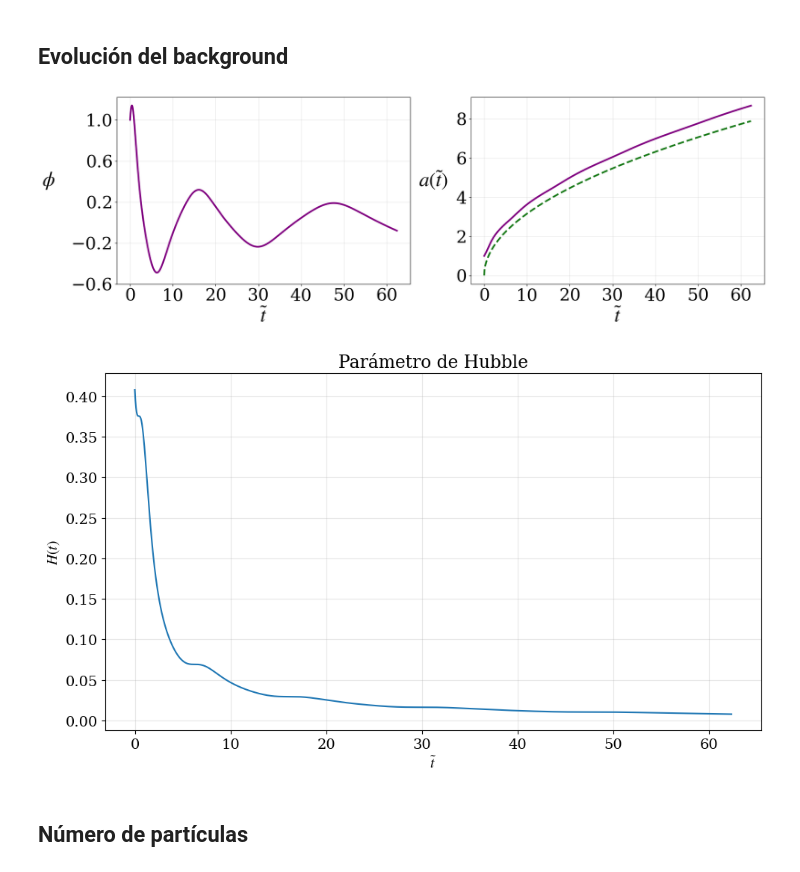
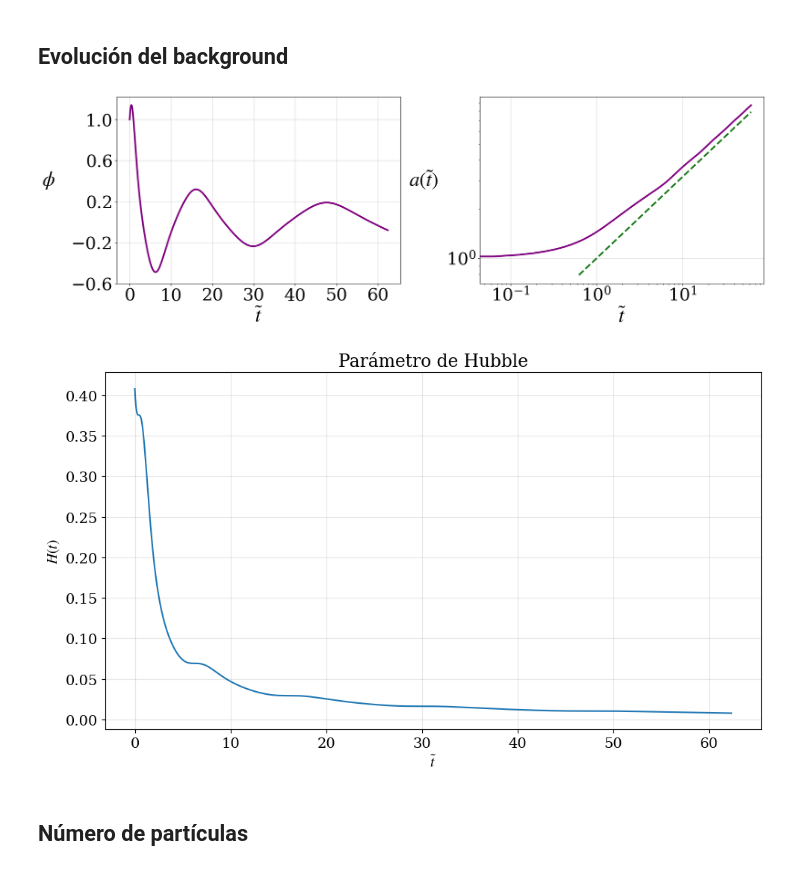
Before and after one commit to TomasCiccarella/Tesis, a Jupyter notebook: lphi4/lphi4.ipynb, the cells around one changed output. Drawn from its saved outputs; the diff is of its cells as text; code cells hidden in the pictures.

```diff
--- a/lphi4/lphi4.ipynb
+++ b/lphi4/lphi4.ipynb
@@ -615,36 +613,38 @@ plt.savefig("Broad_Resonance_Exp_lphi4.pdf", format = "pdf")
 # %%
 plt.figure(figsize=(18, 6))
 plt.subplot(1, 2, 1)
 plt.plot(sol_broad.t, sol_broad.y[0],lw = 3, color = "purple")
 plt.xlabel(r'$\tilde{t}$', fontsize = 35)
 plt.ylabel(r'$\phi$', fontsize = 35, rotation='horizontal', labelpad=40)
 plt.xticks(fontsize=30)
 plt.yticks(np.arange(-0.6, 1.2, 0.4), fontsize=30)
-plt.grid(alpha=0.3)
+plt.grid(alpha=0.5)
 
 plt.subplot(1, 2, 2)
 plt.plot(sol_broad.t, sol_broad.y[4], lw = 3, color = "purple")
-plt.plot(sol_broad.t, sol_broad.t**(1/2), lw = 3, color = "#177917", ls = "--")
+plt.plot(sol_broad.t[10:], sol_broad.t[10:]**(1/2), lw = 3, color = "#177917", ls = "--")
 plt.xlabel(r'$\tilde{t}$', fontsize = 35)
 plt.ylabel(r'$a(\tilde{t})$', fontsize = 35, rotation='horizontal', labelpad=40)
 plt.xticks(fontsize=30)
 plt.yticks(np.arange(0, 9.2, 2), fontsize=30)
-plt.grid(alpha=0.3)
+plt.xscale("log")
+plt.yscale("log")
+plt.grid(alpha=0.5)
 
 plt.tight_layout()
 #plt.show()
 plt.savefig("Background_lphi4.pdf", format = "pdf")
 
 plt.figure(figsize=(10, 6))
 plt.plot(sol_broad.t, sol_broad.y[5]/sol_broad.y[4], label=r'$\chi_k(t)$')
 plt.xlabel(r'$\tilde{t}$')
 plt.ylabel(r'$H(t)$')
 plt.title(r'Parámetro de Hubble')
 plt.grid(alpha=0.3)
 plt.tight_layout()
 plt.show()
 # %% [output]
-[figure, old version]
+[figure, new version]
 [figure]
 # %% [markdown]
 ## Número de partículas
```
Also changed, not shown: parts of 3 cells of this notebook, 54 other files.
